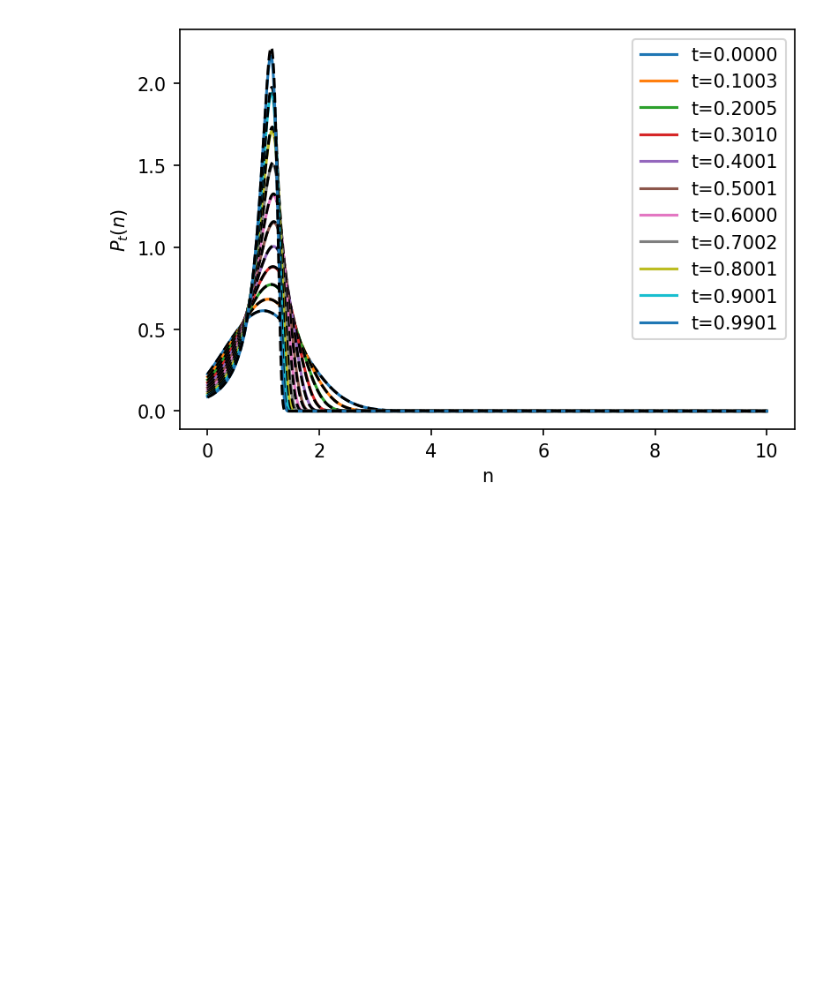
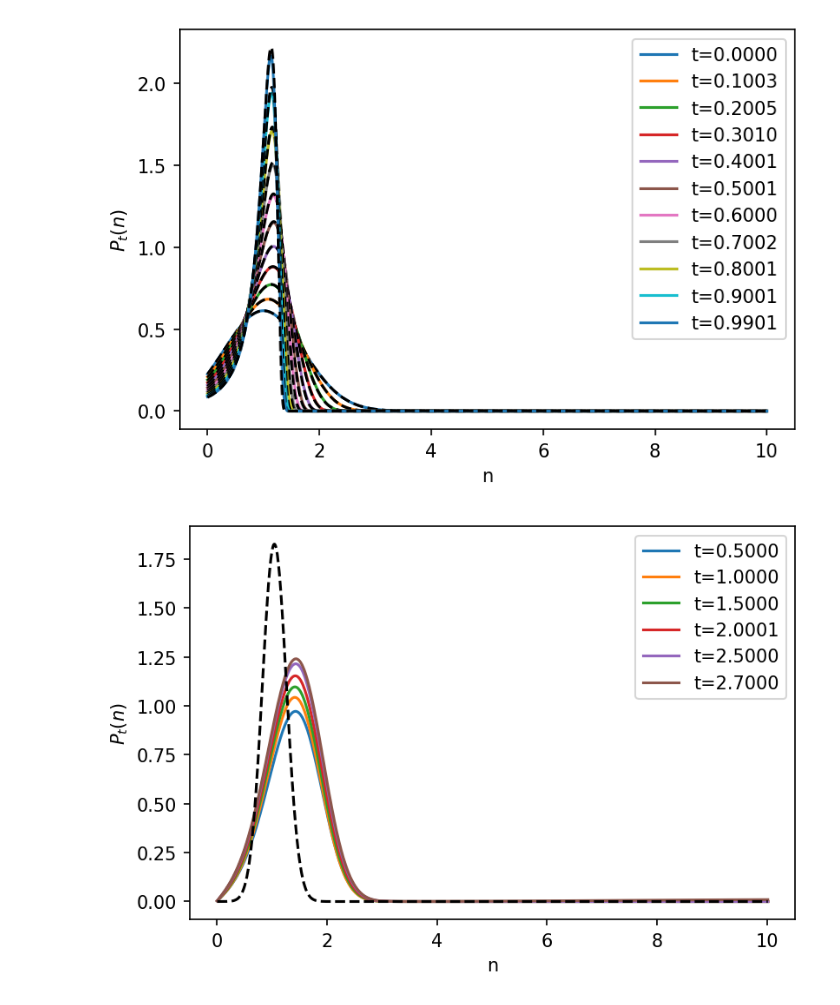
Before and after one commit to d4v1d-cub/Ecology, a Jupyter notebook: process_FokkerPlanck.ipynb, the cells around one changed output. Cells and saved outputs as stored; diff of their text form; code cells hidden in the pictures; blank space fills up the shorter version.

```diff
--- a/process_FokkerPlanck.ipynb
+++ b/process_FokkerPlanck.ipynb
@@ -107,6 +162,27 @@ grid, times, prob_in_time, temp, lda, n0, sigma0 = read_P(filename)
 plot_distr_compare_theory(grid, times, prob_in_time, times_to_plot, n0, sigma0)
 # %% [output]
 [figure]
+# %%
+temp = "0.050"
+lda = "1.0e-01"
+nmax = "10.00"
+npoints = "1000"
+tmax = "10.00"
+atol = "1.0e-06"
+rtol = "1.0e-06"
+dt0 = "1.0e-06"
+n0 = "1.00"
+sigma0 = "0.71"
+ts = "0.0050"
+maxiter = "10000"
+filtersize = "5"
+sigmaf = "1.000"
+filename = f'Debug/FokkerPlanck_single_var_avoid_divergence_G_temp_{temp}_lambda_{lda}_nmax_{nmax}_npoints_{npoints}_tmax_{tmax}_atol_{atol}_rtol_{rtol}_dt0_{dt0}_n0_{n0}_sigma0_{sigma0}_ts_{ts}_maxiter_{maxiter}_filtersize_{filtersize}_sigmaf_{sigmaf}.txt'
+times_to_plot = [0.5, 1.0, 1.5, 2.0, 2.5, 2.7]
+grid, times, prob_in_time, temp, lda, n0, sigma0 = read_P(filename)
+plot_from_G_compare_steady_state(grid, times, prob_in_time, times_to_plot, temp, lda)
+# %% [output]
+[figure, added]
 # %%
 temp = "0.050"
 lda = "1.0e-01"
```
Also changed, not shown: parts of 9 cells of this notebook, 1 other file.
